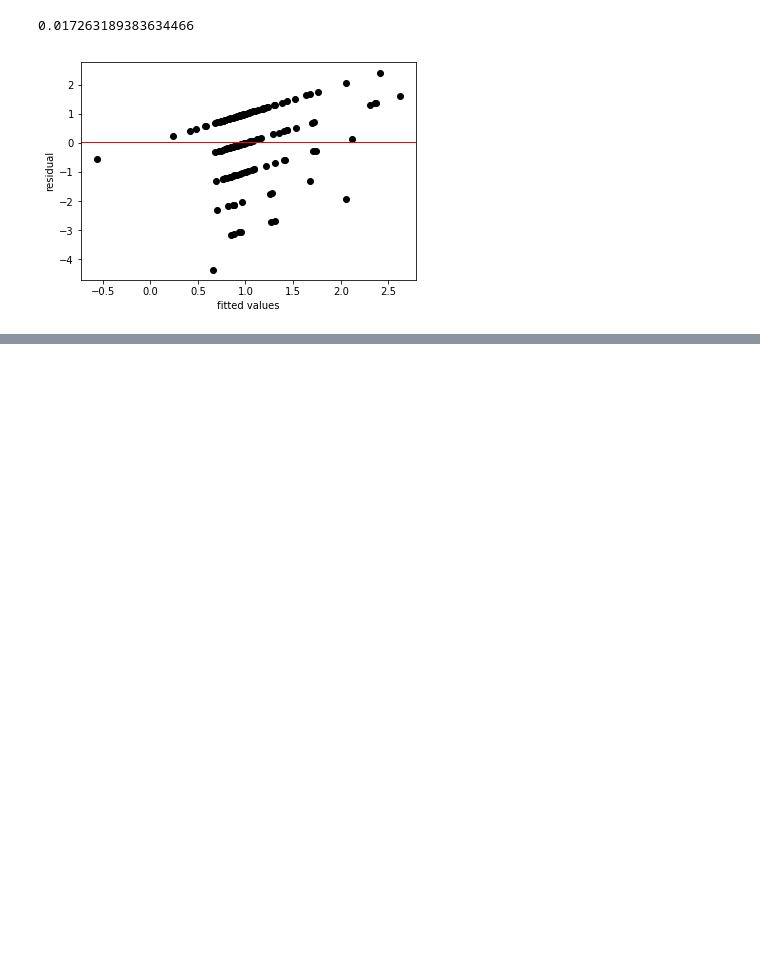
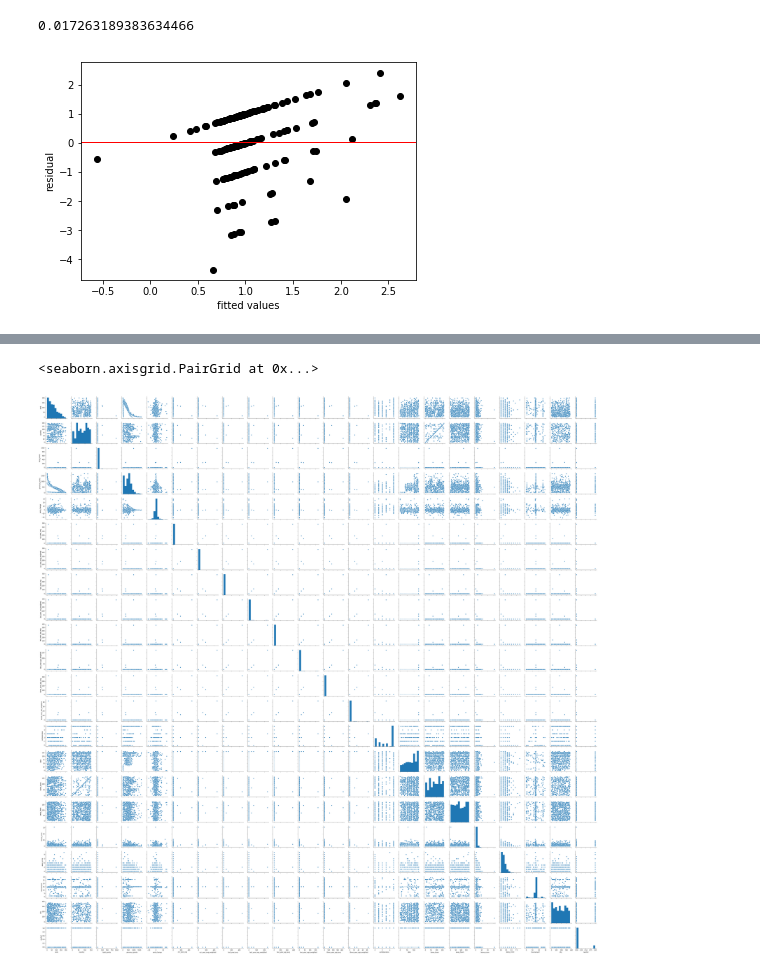
Before and after one commit to theBuluku/Mchezo_Pesa_Limited_Super_Project., a Jupyter notebook: Mchezo_Pesa_Limited_Project_.ipynb, the cells around one changed output, grey strips where cells are left out. Cells and saved outputs as stored; diff of their text form; code cells hidden in the pictures; blank space fills up the shorter version.

```diff
--- a/Mchezo_Pesa_Limited_Project_.ipynb
+++ b/Mchezo_Pesa_Limited_Project_.ipynb
@@ -481,0 +500,5 @@ plt.show()
+# %%
+sns.pairplot(fifa_df)
+# %% [output]
+<seaborn.axisgrid.PairGrid at 0x...>
+[figure, added]
```
Also changed, not shown: parts of 9 cells of this notebook.
